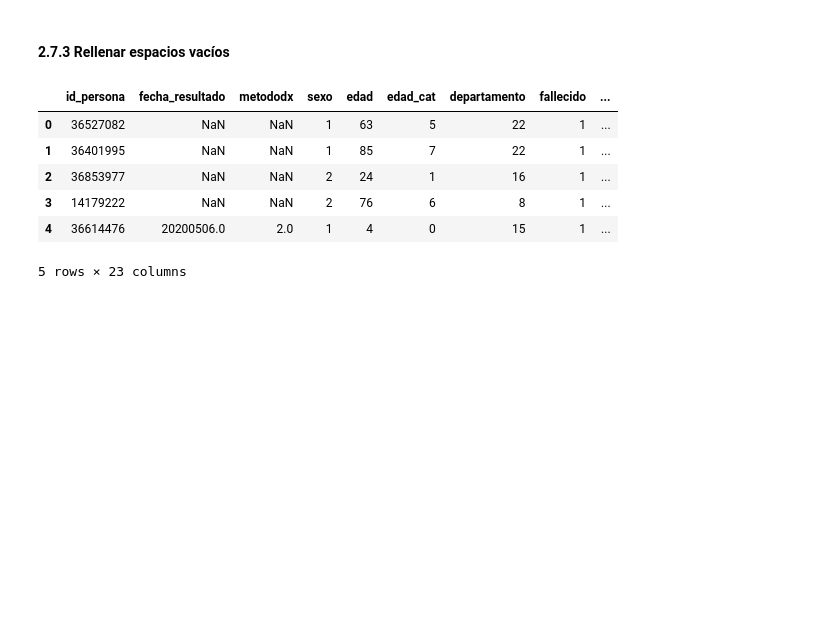
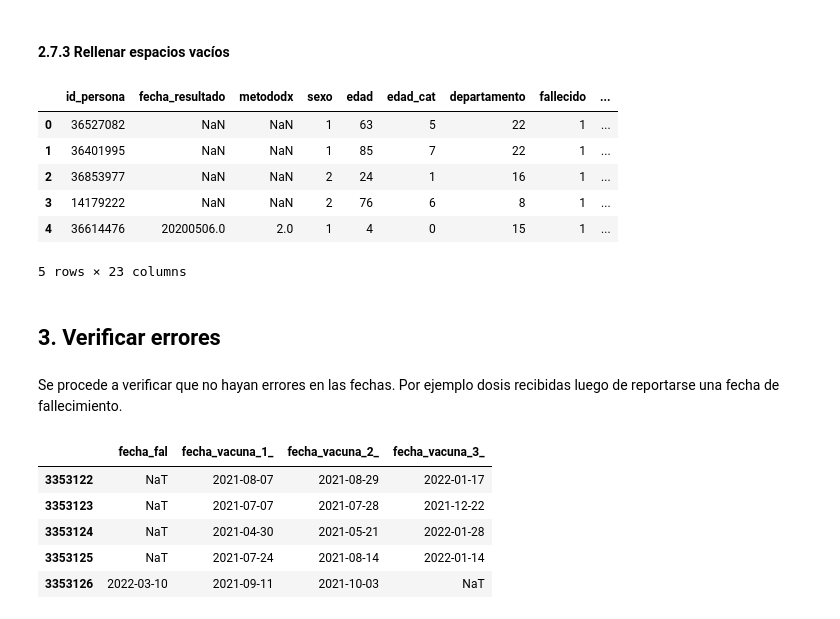
Before and after one commit to xxotto/covid19-Peru, a Jupyter notebook: Notebooks/3_DataFiltering.ipynb, the cells around one changed output. Drawn from its saved outputs; the diff is of its cells as text; code cells hidden in the pictures; blank space fills up the shorter version.

```diff
--- a/Notebooks/3_DataFiltering.ipynb
+++ b/Notebooks/3_DataFiltering.ipynb
@@ -871,3 +871,7 @@ df.head()
 | 3 | 14179222 | NaN | NaN | 2 | 76 | 6 | 8 | 1 | ... |
 | 4 | 36614476 | 20200506.0 | 2.0 | 1 | 4 | 0 | 15 | 1 | ... |
 5 rows × 23 columns
+# %% [markdown]
+## 3. Verificar errores
+# %% [markdown]
+Se procede a verificar que no hayan errores en las fechas. Por ejemplo dosis recibidas luego de reportarse una fecha de fallecimiento.
@@ -873,0 +884,10 @@ df.head()
+# %%
+# Cola del dataset principal, con 'fecha_fal', 'fecha_vacuna_1_', 'fecha_vacuna_2_', 'fecha_vacuna_3_'
+df[['fecha_fal', 'fecha_vacuna_1_', 'fecha_vacuna_2_', 'fecha_vacuna_3_']].tail()
+# %% [output]
+|  | fecha_fal | fecha_vacuna_1_ | fecha_vacuna_2_ | fecha_vacuna_3_ |
+| 3353122 | NaT | 2021-08-07 | 2021-08-29 | 2022-01-17 |
+| 3353123 | NaT | 2021-07-07 | 2021-07-28 | 2021-12-22 |
+| 3353124 | NaT | 2021-04-30 | 2021-05-21 | 2022-01-28 |
+| 3353125 | NaT | 2021-07-24 | 2021-08-14 | 2022-01-14 |
+| 3353126 | 2022-03-10 | 2021-09-11 | 2021-10-03 | NaT |
```
Also changed, not shown: parts of 10 cells of this notebook.
